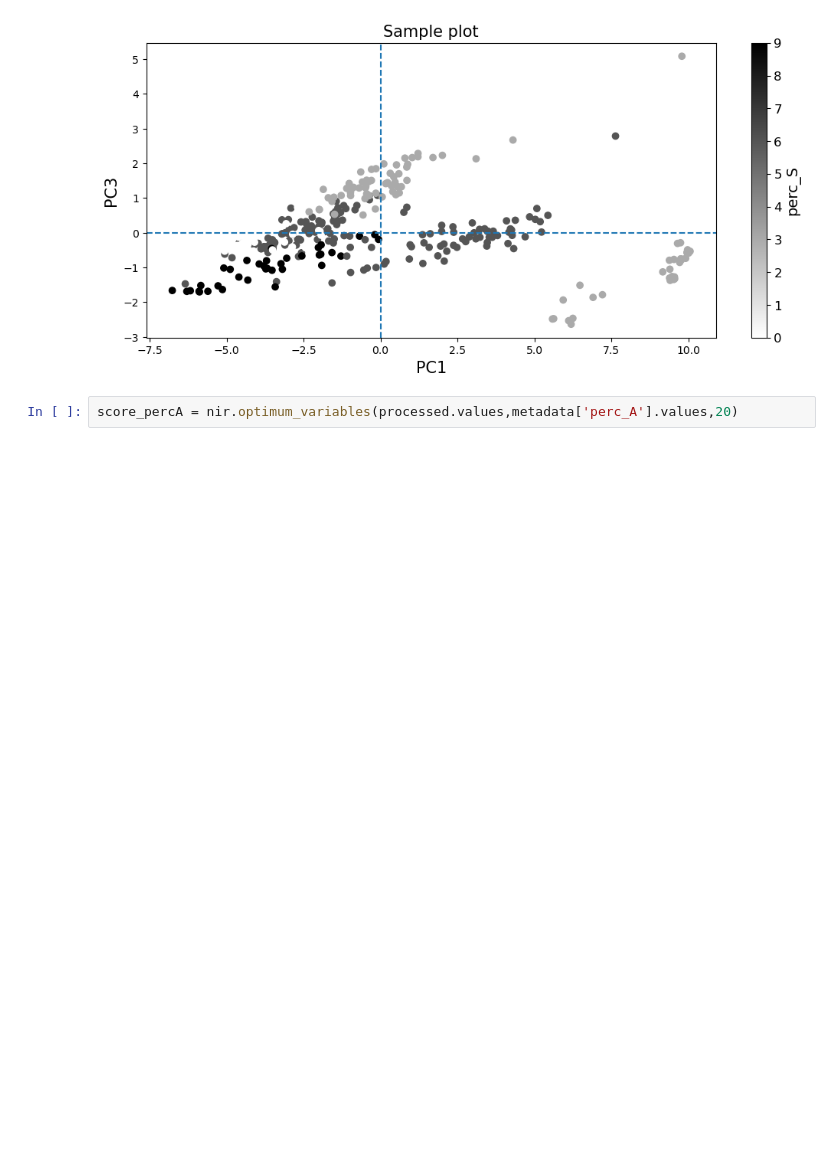
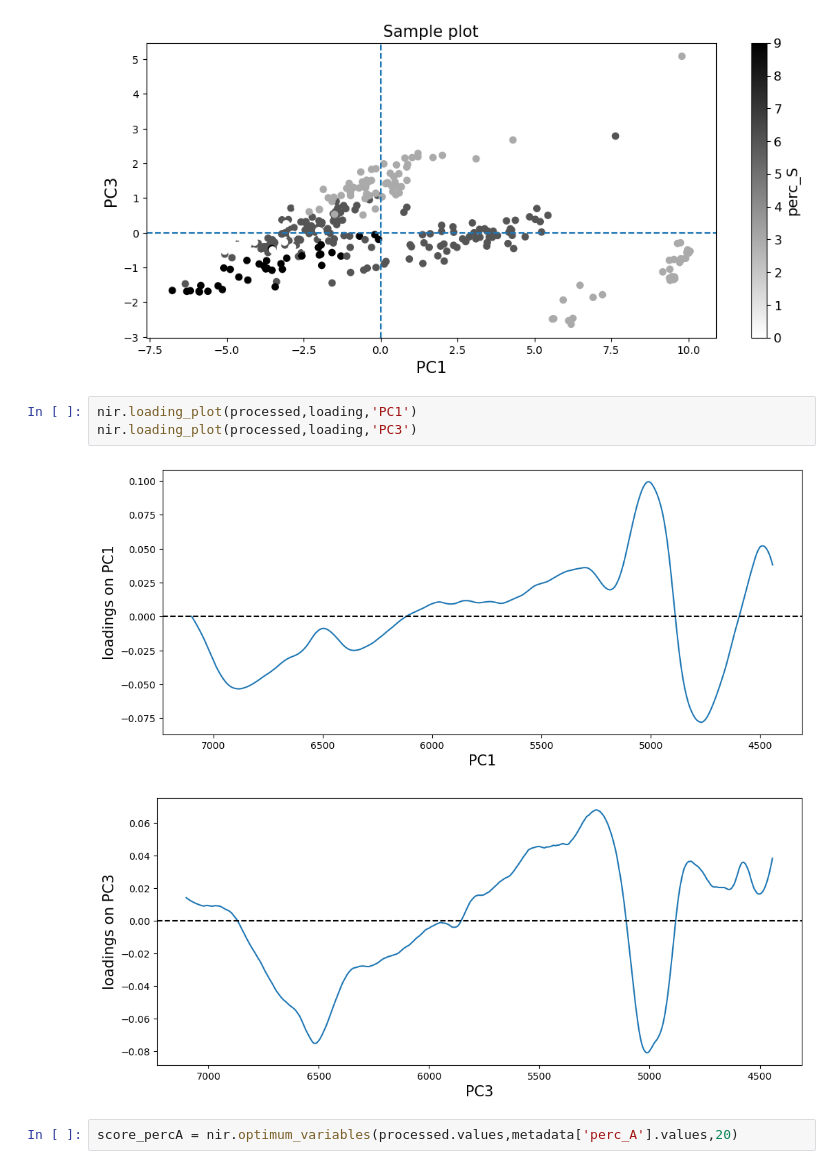
Before and after one commit to hhhcookies/NIR-data-processing-pipeline, a Jupyter notebook: example.ipynb, the cells around one changed output. Drawn from its saved outputs; the diff is of its cells as text; blank space fills up the shorter version.

```diff
--- a/example.ipynb
+++ b/example.ipynb
@@ -49,6 +49,12 @@ nir.sample_plot(metadata,score,'perc_S',False)
 [figure]
 [figure]
 [figure]
+# %%
+nir.loading_plot(processed,loading,'PC1')
+nir.loading_plot(processed,loading,'PC3')
+# %% [output]
+[figure, added]
+[figure, added]
 # %%
 score_percA = nir.optimum_variables(processed.values,metadata['perc_A'].values,20)
 # %% [output]
```
Also changed, not shown: parts of 1 cell of this notebook, 2 other files.
